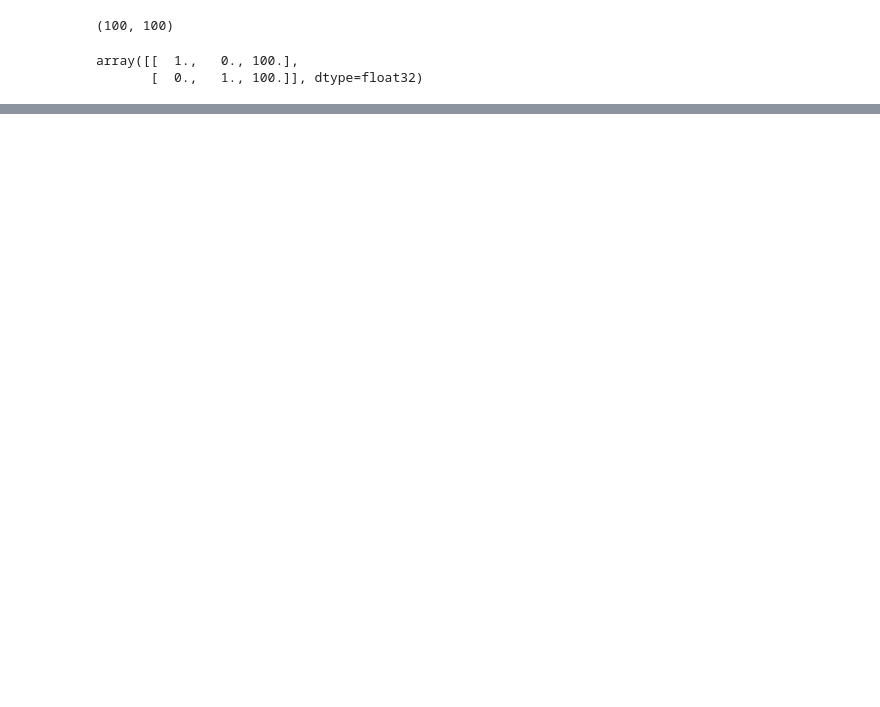
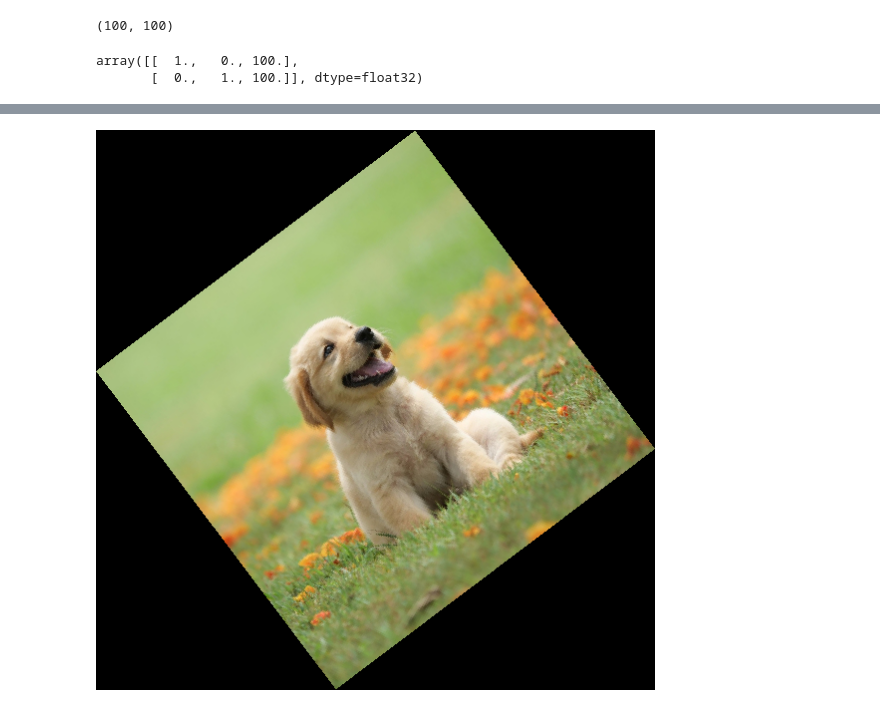
Before and after one commit to DAI-ai-code/NLP-CV, a Jupyter notebook: CV/day2/4_image_transformation.ipynb, the cells around one changed output, grey strips where cells are left out. Saved outputs shown, nothing was run; the diff lists cells and outputs as text; code cells hidden in the pictures; blank space fills up the shorter version.

```diff
--- a/CV/day2/4_image_transformation.ipynb
+++ b/CV/day2/4_image_transformation.ipynb
@@ -38,0 +133,4 @@ cv2.destroyAllWindows()
+# %%
+img_pil.rotate(37, expand=True)
+# %% [output]
+[figure, added]
```
Also changed, not shown: parts of 39 cells of this notebook, 8 other files.
